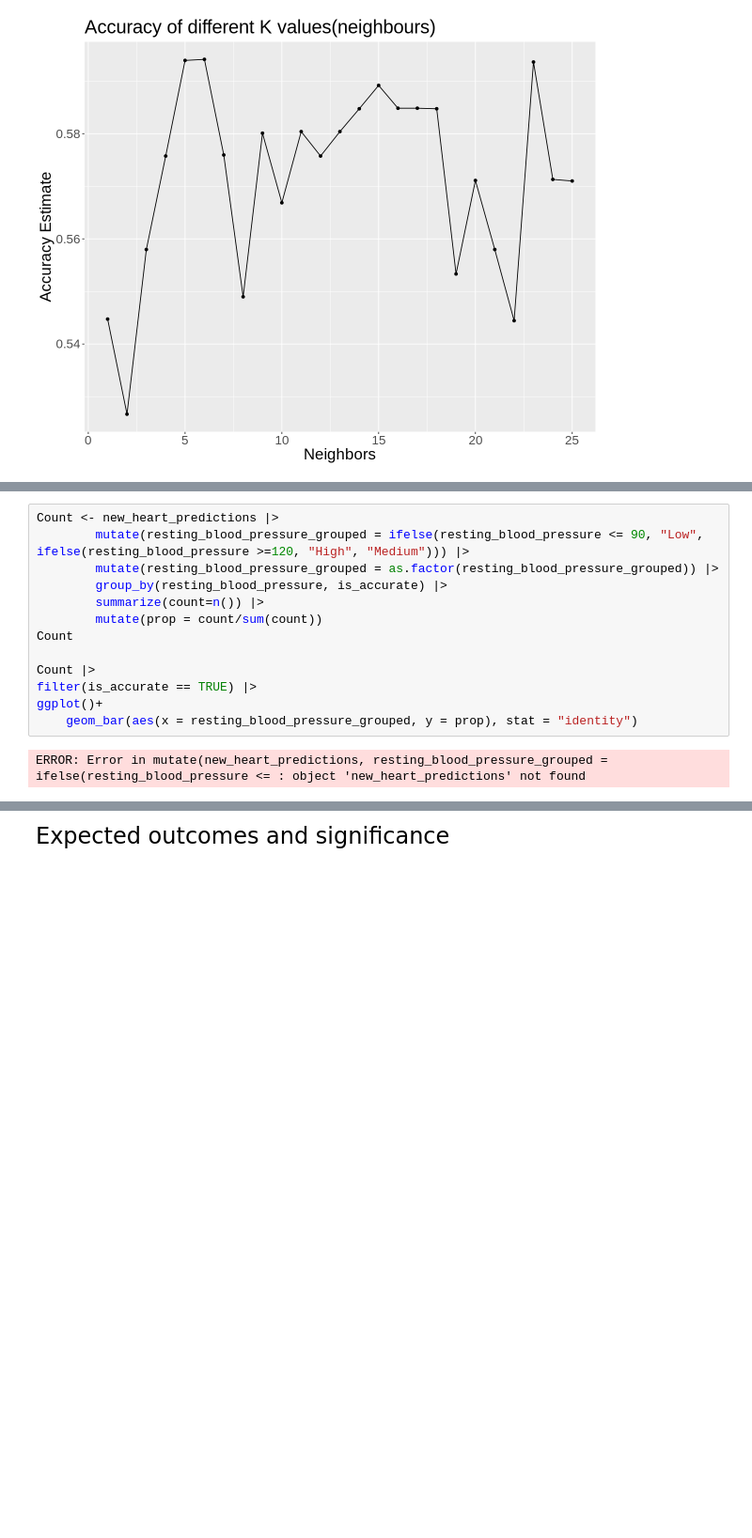
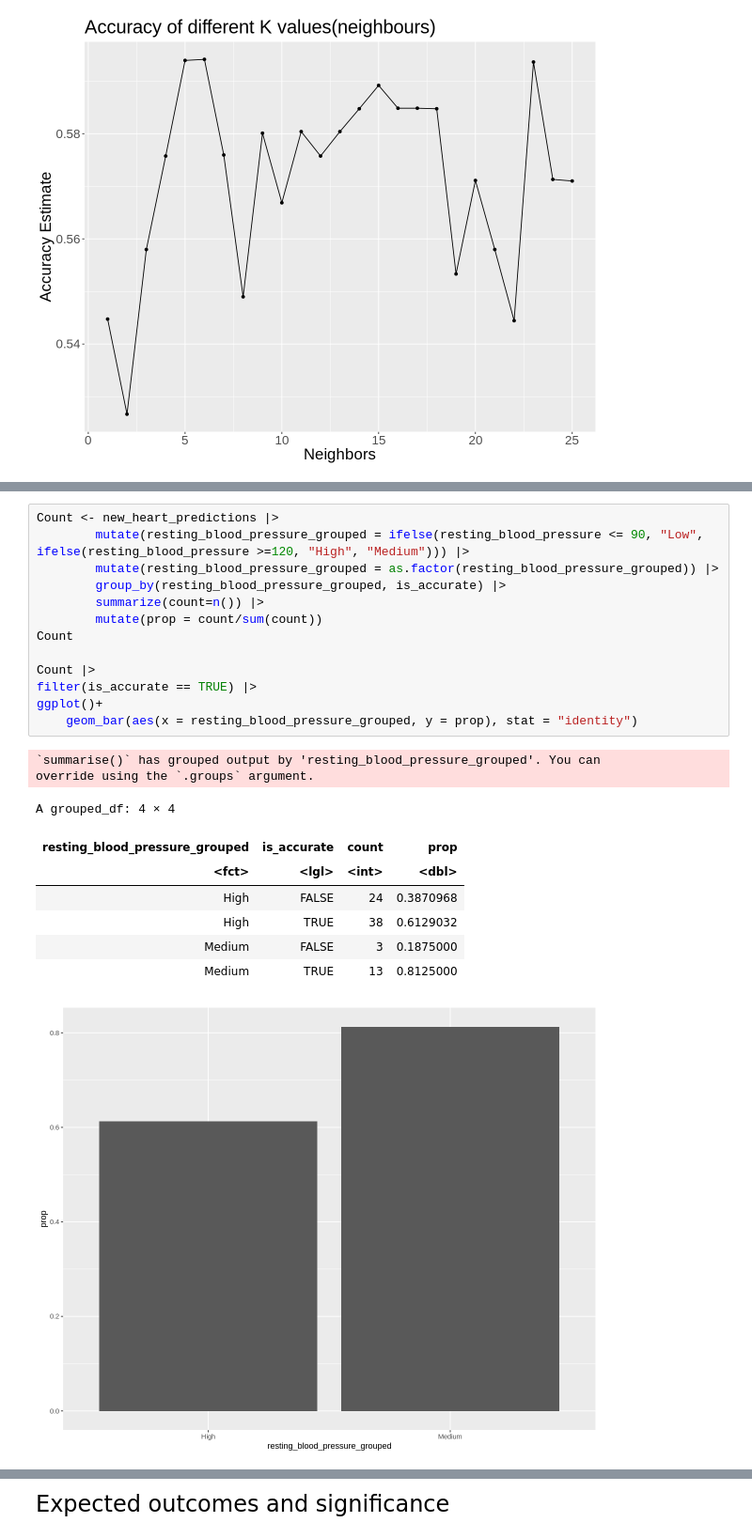
Before and after one commit to ck2671/dsci-100-2022w2-group-35, a Jupyter notebook: Heart Disease Project.ipynb, the cells around one changed output, grey strips where cells are left out. Shown at 94% size. Drawn from its saved outputs; the diff is of its cells as text; blank space fills up the shorter version.

```diff
--- a/Heart Disease Project.ipynb
+++ b/Heart Disease Project.ipynb
@@ -333,15 +333,24 @@ A grouped_df: 4 × 4
 # %%
 Count <- new_heart_predictions |>
         mutate(resting_blood_pressure_grouped = ifelse(resting_blood_pressure <= 90, "Low", ifelse(resting_blood_pressure >=120, "High", "Medium"))) |>
         mutate(resting_blood_pressure_grouped = as.factor(resting_blood_pressure_grouped)) |>
-        group_by(resting_blood_pressure, is_accurate) |>
+        group_by(resting_blood_pressure_grouped, is_accurate) |>
         summarize(count=n()) |>
         mutate(prop = count/sum(count))
 Count
 
 Count |>
 filter(is_accurate == TRUE) |>
 ggplot()+
     geom_bar(aes(x = resting_blood_pressure_grouped, y = prop), stat = "identity")
 # %% [output]
-ERROR: Error in mutate(new_heart_predictions, resting_blood_pressure_grouped = ifelse(resting_blood_pressure <= : object 'new_heart_predictions' not found
+`summarise()` has grouped output by 'resting_blood_pressure_grouped'. You can
+override using the `.groups` argument.
+A grouped_df: 4 × 4
+| resting_blood_pressure_grouped | is_accurate | count | prop |
+| <fct> | <lgl> | <int> | <dbl> |
+| High | FALSE | 24 | 0.3870968 |
+| High | TRUE | 38 | 0.6129032 |
+| Medium | FALSE | 3 | 0.1875000 |
+| Medium | TRUE | 13 | 0.8125000 |
+[figure, added]
```
Also changed, not shown: parts of 4 cells of this notebook.
